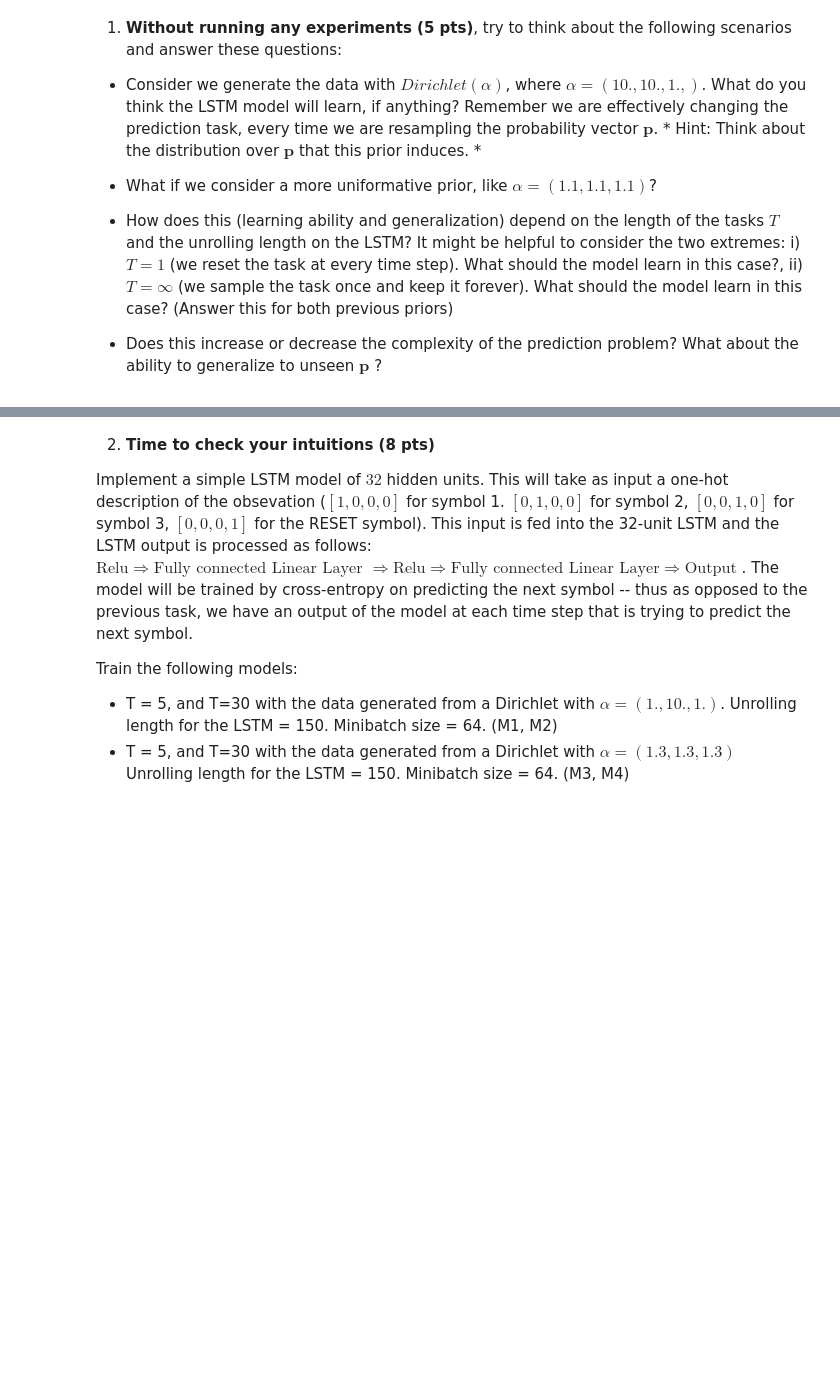
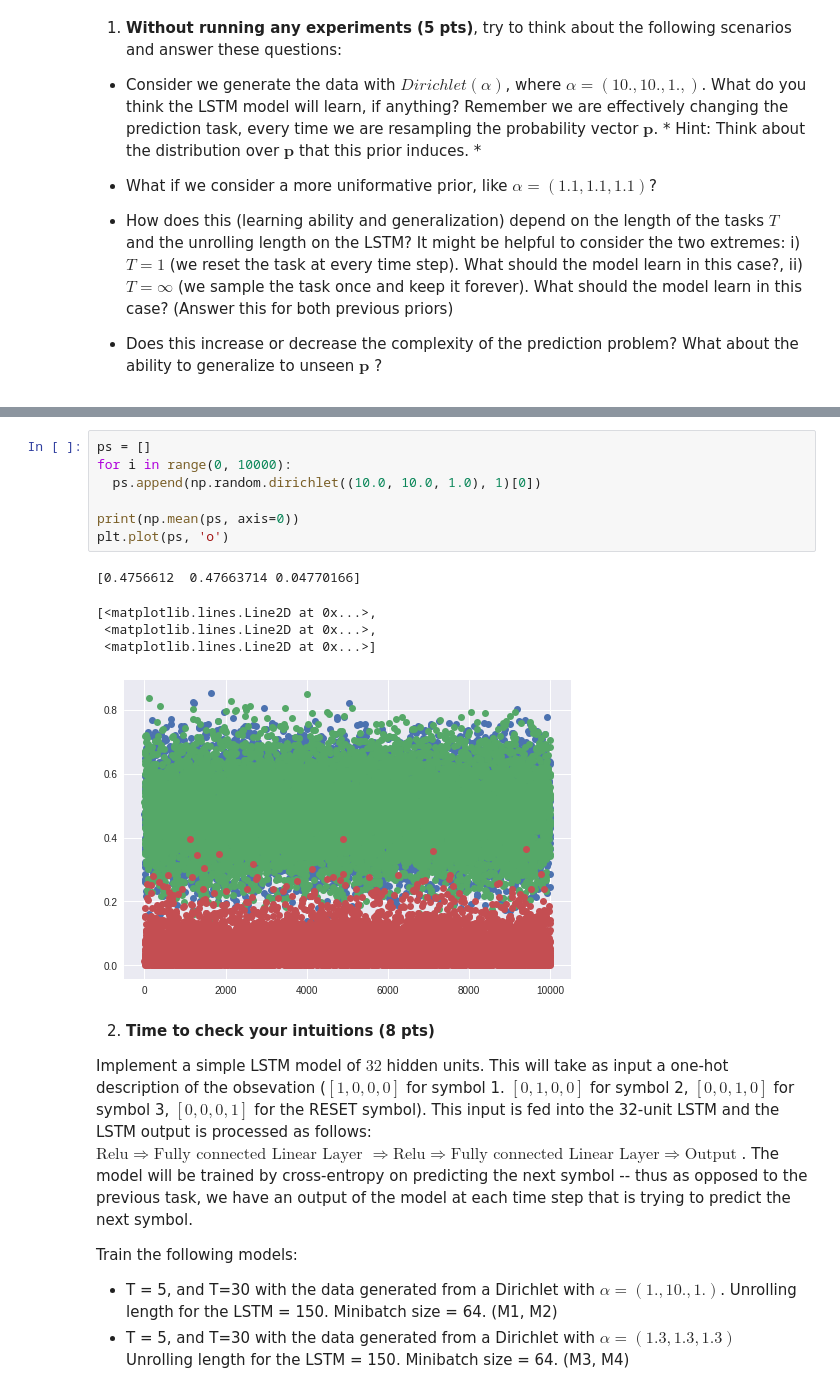
Before and after one commit to bouracha/deeplearning, a Jupyter notebook: 18071890_DL_CW2.ipynb, the cells around one changed output, grey strips where cells are left out. Cells and saved outputs as stored; diff of their text form; blank space fills up the shorter version.

```diff
--- a/18071890_DL_CW2.ipynb
+++ b/18071890_DL_CW2.ipynb
@@ -759,3 +765,16 @@ i) $T=1$ (we reset the task at every time step). What should the model learn in
+# %%
+ps = []
+for i in range(0, 10000):
+  ps.append(np.random.dirichlet((10.0, 10.0, 1.0), 1)[0])
+
+print(np.mean(ps, axis=0))
+plt.plot(ps, 'o')
+# %% [output]
+[0.4756612  0.47663714 0.04770166]
+[<matplotlib.lines.Line2D at 0x...>,
+ <matplotlib.lines.Line2D at 0x...>,
+ <matplotlib.lines.Line2D at 0x...>]
+[figure, added]
 # %% [markdown]
 2) **Time to check your intuitions (8 pts)**
 
```
Also changed, not shown: parts of 11 cells of this notebook.
